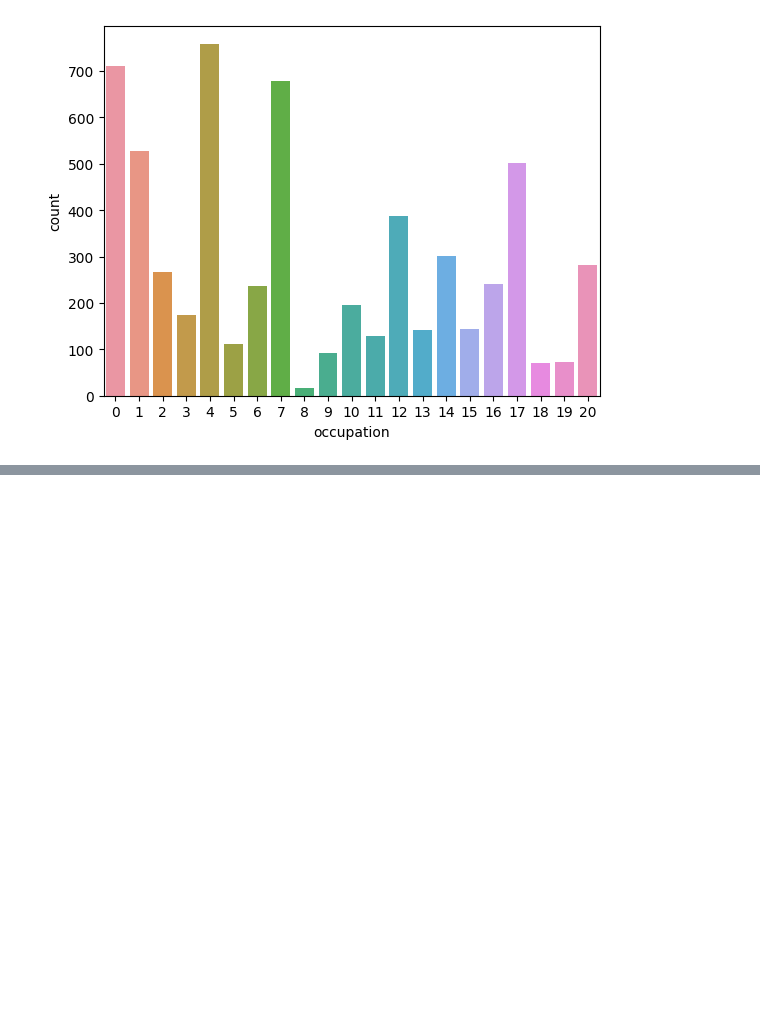
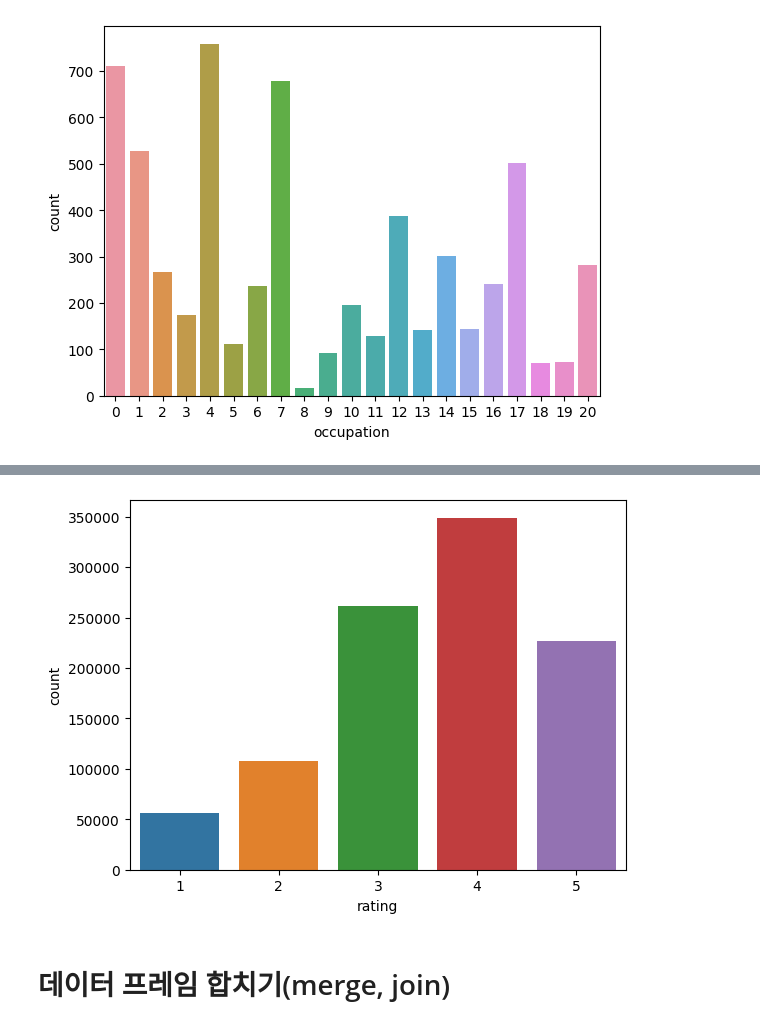
Before and after one commit to kiminhonawa/python, a Jupyter notebook: py20_movielens.ipynb, the cells around one changed output, grey strips where cells are left out. Saved outputs shown, nothing was run; the diff lists cells and outputs as text; code cells hidden in the pictures; blank space fills up the shorter version.

```diff
--- a/py20_movielens.ipynb
+++ b/py20_movielens.ipynb
@@ -395,0 +465,7 @@ plt.show()
+# %%
+sns.countplot(data=ratings, x='rating')
+plt.show()
+# %% [output]
+[figure, added]
+# %% [markdown]
+# 데이터 프레임 합치기(merge, join)
```
Also changed, not shown: parts of 23 cells of this notebook.
